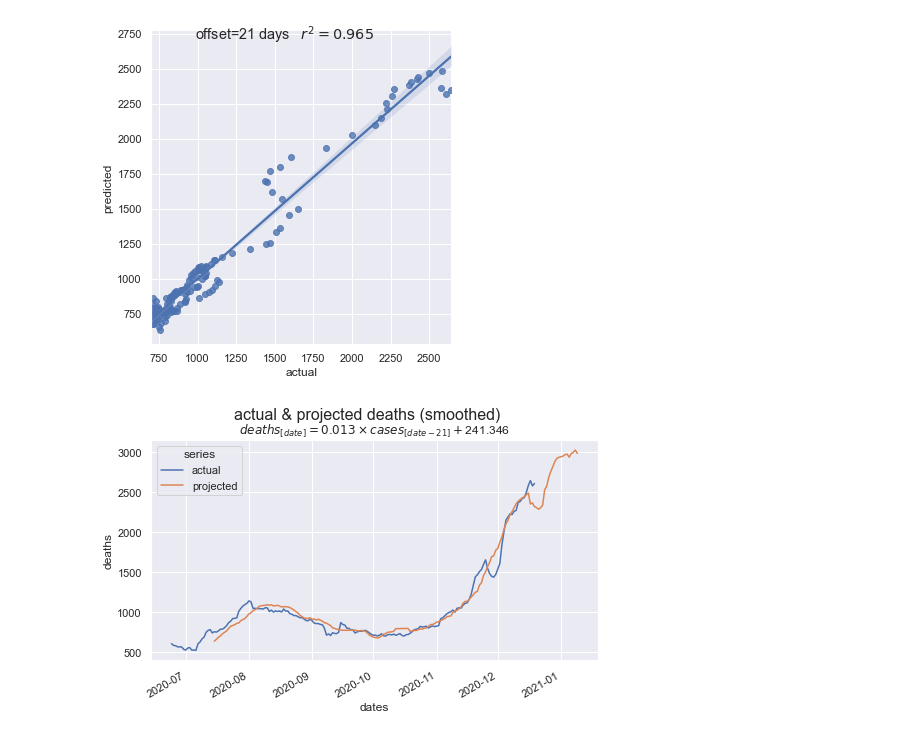
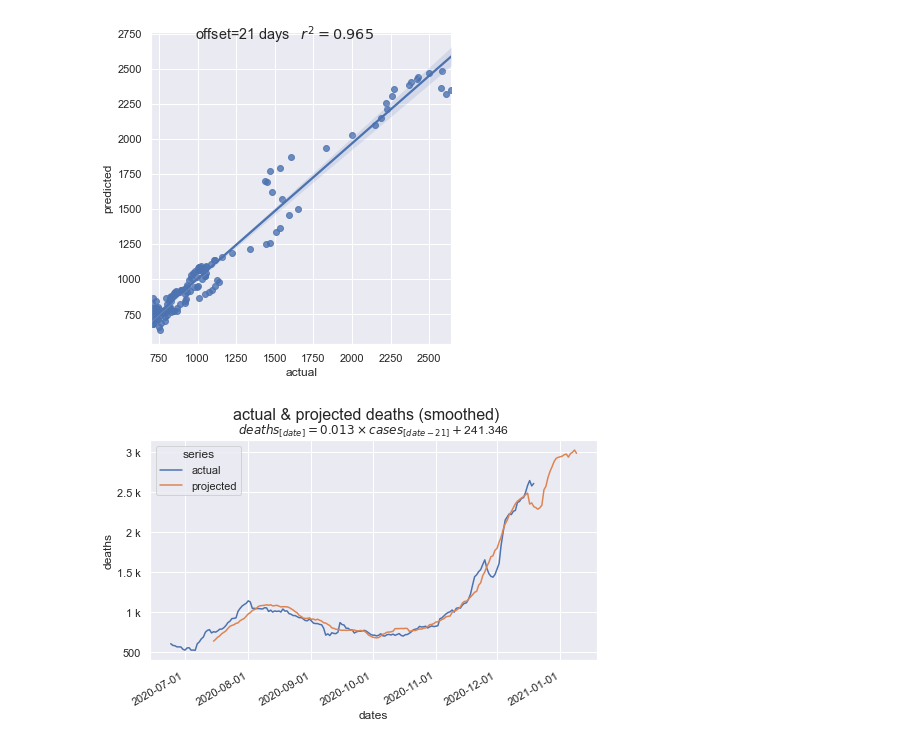
Before and after one commit to dkackman/covid, a Jupyter notebook: covid-linear-regression.ipynb, the cells around one changed output. Drawn from its saved outputs; the diff is of its cells as text; code cells hidden in the pictures.

Commit message:
chart formatting

```diff
--- a/covid-linear-regression.ipynb
+++ b/covid-linear-regression.ipynb
@@ -82,20 +90,23 @@ fig.savefig("smoothed.png")
 # %%
 prediction = Predict(model, df["date"], df[['new_cases_smoothed']], df['new_deaths_smoothed'])
 
 frame = pd.DataFrame({"dates": prediction.dates,
     "actual": prediction.actuals,
     "projected": prediction.predictions})
 
 data = frame.melt(id_vars=['dates'], var_name='series', value_name='deaths')
 
 ax = sns.lineplot(data=data, x="dates", y="deaths", hue="series")
 ax.set_title(fr'$deaths_{{[date]}}={round(model.linearModel.coef_[0], 3)} \times cases_{{[date-{model.offset}]}} + ${round(model.linearModel.intercept_, 3)}', fontsize=12)
+ax.xaxis.set_major_locator(mdates.MonthLocator())
+ax.xaxis.set_major_formatter(mdates.DateFormatter('%Y-%m-%d'))
+ax.yaxis.set_major_formatter(ticker.EngFormatter())
 
 fig = ax.figure
 fig.set_size_inches(8, 4.5)
 fig.suptitle('actual & projected deaths (smoothed)', fontsize=16)
 fig.autofmt_xdate()
 
 fig.savefig("smoothedcomparison.png")
 # %% [output]
-[figure, old version]
+[figure, new version]
```
Also changed, not shown: parts of 3 cells of this notebook, 4 other files.
